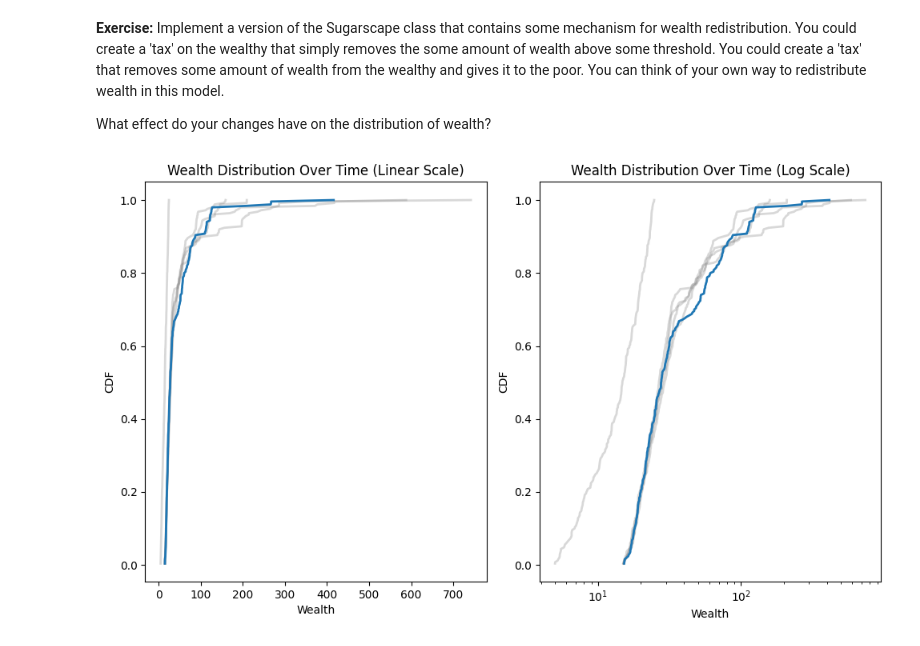
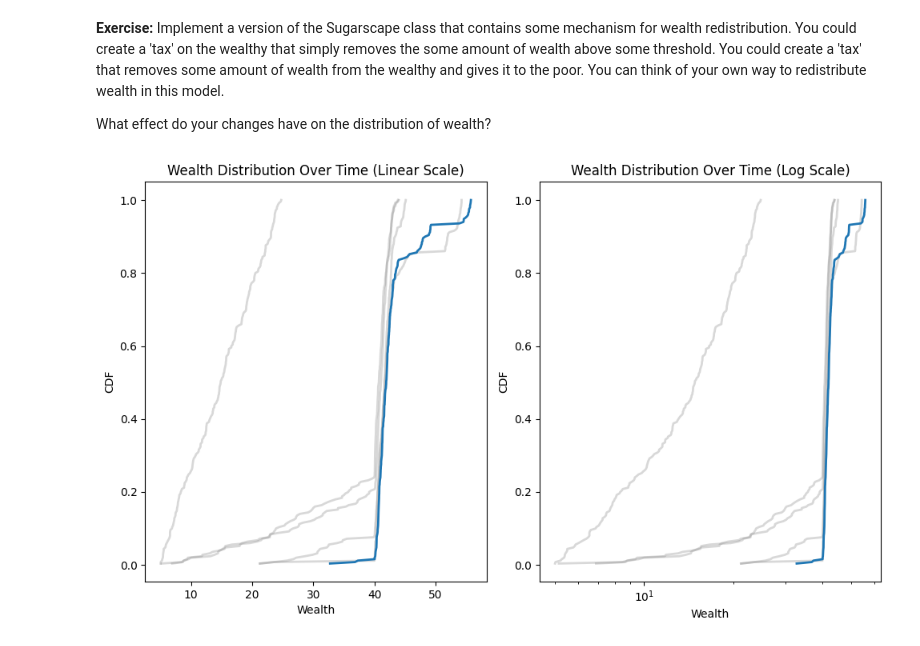
Before and after one commit to bakhadir0v/comp215-1-, a Jupyter notebook: labs/lab10_wealth_inequality.ipynb, the cells around one changed output. Cells and saved outputs as stored; diff of their text form; code cells hidden in the pictures.

```diff
--- a/labs/lab10_wealth_inequality.ipynb
+++ b/labs/lab10_wealth_inequality.ipynb
@@ -520,7 +520,7 @@ What effect do your changes have on the distribution of wealth?
 class SugarscapeWithTax(Sugarscape):
     """Extends Sugarscape to implement a flat tax with redistribution."""
 
-    def __init__(self, n, tax_rate=0.1, tax_threshold=15, **params):
+    def __init__(self, n, tax_rate=0.4, tax_threshold=40, **params):
         """Initializes the Sugarscape model with taxation.
 
         tax_rate: percentage of sugar taxed (e.g., 0.1 for 10%)
@@ -571,31 +571,31 @@ for i in range(5):
     env.loop(100)
     cdf = Cdf.from_seq(agent.sugar for agent in env.agents)
     cdfs.append(cdf)
 
 # Plotting the CDFs over time
 plt.figure(figsize=(10, 6))
 
 # First subplot: linear scale
 plt.subplot(1, 2, 1)
 for cdf in cdfs[:-1]:
     cdf.plot(color='gray', alpha=0.3)
 cdfs[-1].plot(color='C0')  # Highlight the last CDF
 plt.xlabel('Wealth')
 plt.ylabel('CDF')
 plt.title('Wealth Distribution Over Time (Linear Scale)')
 
 # Second subplot: logarithmic scale
 plt.subplot(1, 2, 2)
 for cdf in cdfs[:-1]:
     cdf.plot(color='gray', alpha=0.3)
 cdfs[-1].plot(color='C0')  # Highlight the last CDF
 plt.xlabel('Wealth')
 plt.ylabel('CDF')
 plt.xscale('log')
 plt.title('Wealth Distribution Over Time (Log Scale)')
 
 # Show the plot
 plt.tight_layout()  # Ensure the subplots are nicely spaced
 plt.show()
 # %% [output]
-[figure, old version]
+[figure, new version]
```
